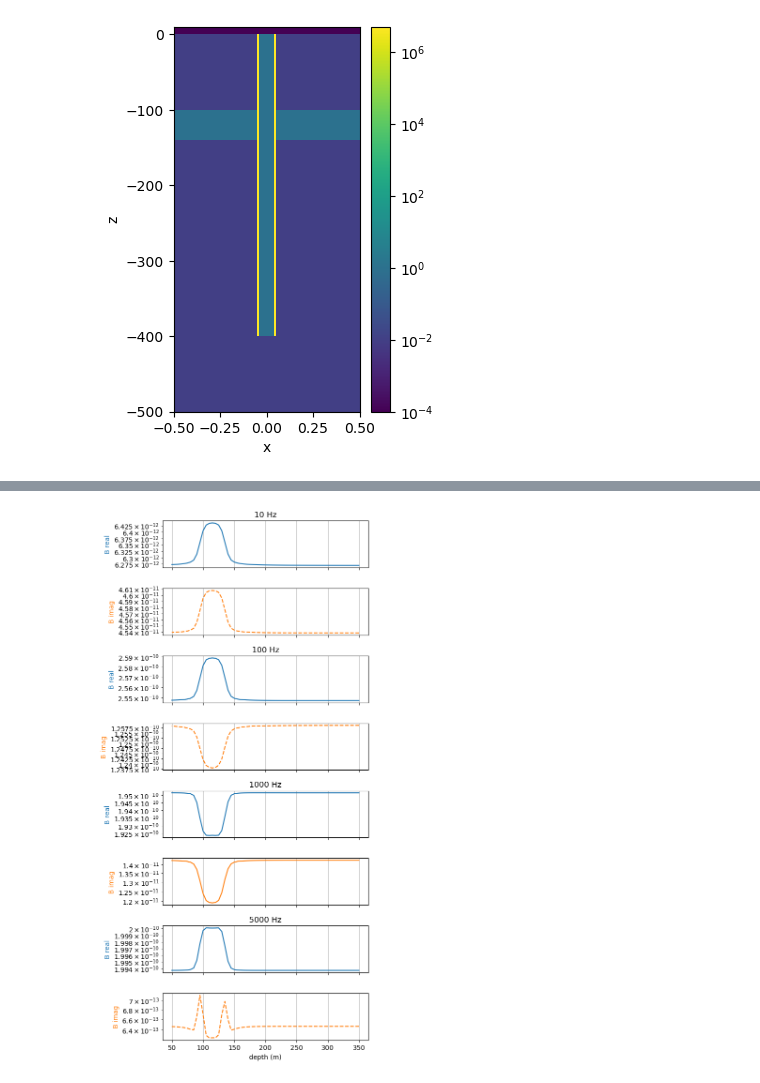
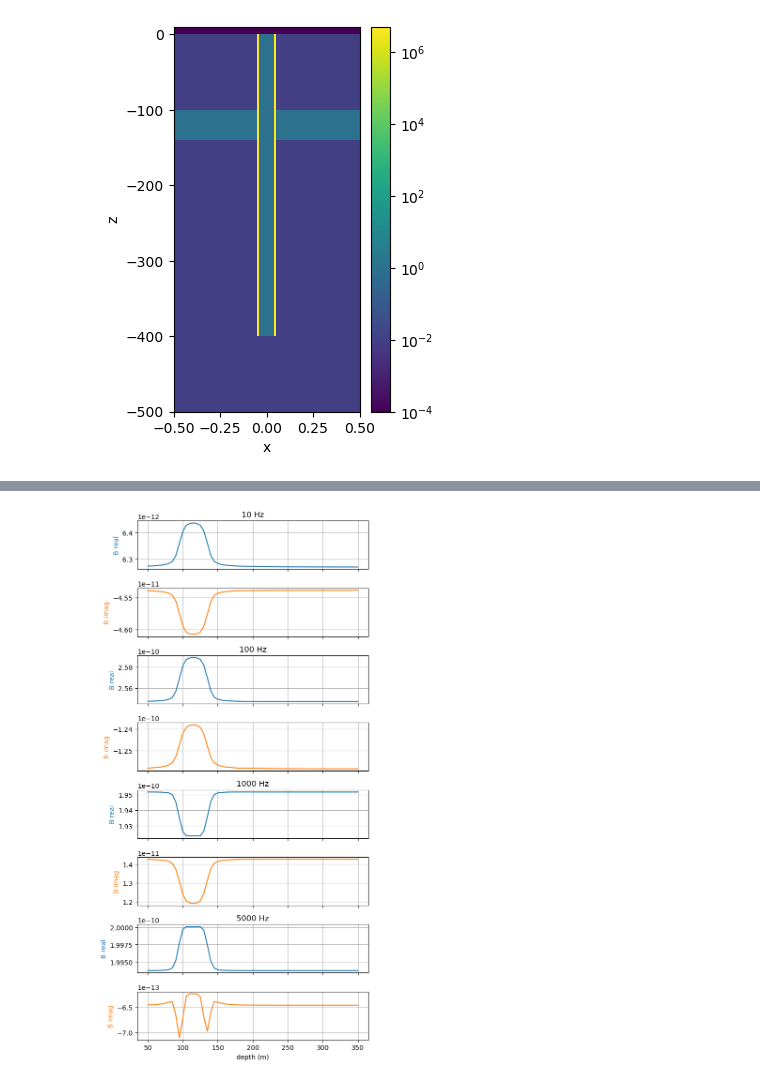
Before and after one commit to lheagy/casing-mag-dipole, a Jupyter notebook: cyl-symmteric-example.ipynb, the cells around one changed output, grey strips where cells are left out. Saved outputs shown, nothing was run; the diff lists cells and outputs as text; code cells hidden in the pictures.

```diff
--- a/cyl-symmteric-example.ipynb
+++ b/cyl-symmteric-example.ipynb
@@ -64,7 +67,11 @@ def pad_for_casing_and_data(
     domain_x=1000,
     npadx=10
 ):
-
+    """
+    This is a helper function to create the horizontal spacing of the mesh.
+    We use fine, uniform cells in the vicinity of the casing, and then pad out
+    to another uniform region, and then pad out to "infinity"
+    """
     ncx1 = np.ceil(casing_outer_radius/csx1+2)
     npadx1 = np.floor(np.log(csx2/csx1) / np.log(pfx1))
 
@@ -195,6 +207,6 @@ ax.set_ylim(np.r_[-500, 10])
 # %%
 source_list = []
-rx_offset = 10  # note that you could make this depend on frequency
+rx_offset = 10  # note that you could make this depend on frequency if you put it inside the loop
 
 for freq in frequencies:
     for src_z in source_z:
@@ -205,10 +217,16 @@ for freq in frequencies:
         # note that the orientation can be a string or a vector
         rx_list = [
             fdem.receivers.PointMagneticFluxDensitySecondary(
-                locations=rx_loc, orientation="z", component="real"
+                locations=rx_loc,
+                orientation="z",
+                component="real",
+                data_type="ppm" # measure data as ppm of the primary -- comment out if you want values of B in T
             ),
             fdem.receivers.PointMagneticFluxDensitySecondary(
-                locations=rx_loc, orientation="z", component="imag"
+                locations=rx_loc,
+                orientation="z",
+                component="imag",
+                data_type="ppm"
             )
         ]
         src = fdem.sources.MagDipole(
@@ -241,27 +260,26 @@ data_sorted = dpred.reshape(len(source_z)*2, len(frequencies), order="F")
 # %%
 # plot the data
 
 fig, ax = plt.subplots(len(frequencies)*2, 1, figsize=(6, 12), sharex=True)
 
 for i, freq in enumerate(frequencies):
     # B real
-    ax[2*i].semilogy(-source_z, -data_sorted[::2, i], label=freq)
+    ax[2*i].plot(-source_z, -data_sorted[::2, i], label=freq)
     ax[2*i].set_title(f"{freq} Hz")
     ax[2*i].set_ylabel("B real", color="C0")
 
     # B imag
-    ax[2*i+1].semilogy(-source_z, data_sorted[1::2, i], "-", color="C1")
-    ax[2*i+1].semilogy(-source_z, -data_sorted[1::2, i], "--", color="C1")
+    ax[2*i+1].plot(-source_z, data_sorted[1::2, i], "-", color="C1")
     ax[2*i+1].set_ylabel("B imag", color="C1")
     # ax[i].set_title(f"B imag {freq} Hz")
 
     ax[2*i].grid()
     ax[2*i+1].grid()
 
 ax[-1].set_xlabel("depth (m)")
 plt.tight_layout()
 # %% [output]
-[figure, old version]
+[figure, new version]
 # %%
 Report()
 # %% [output]
```
Also changed, not shown: parts of 17 cells of this notebook.
